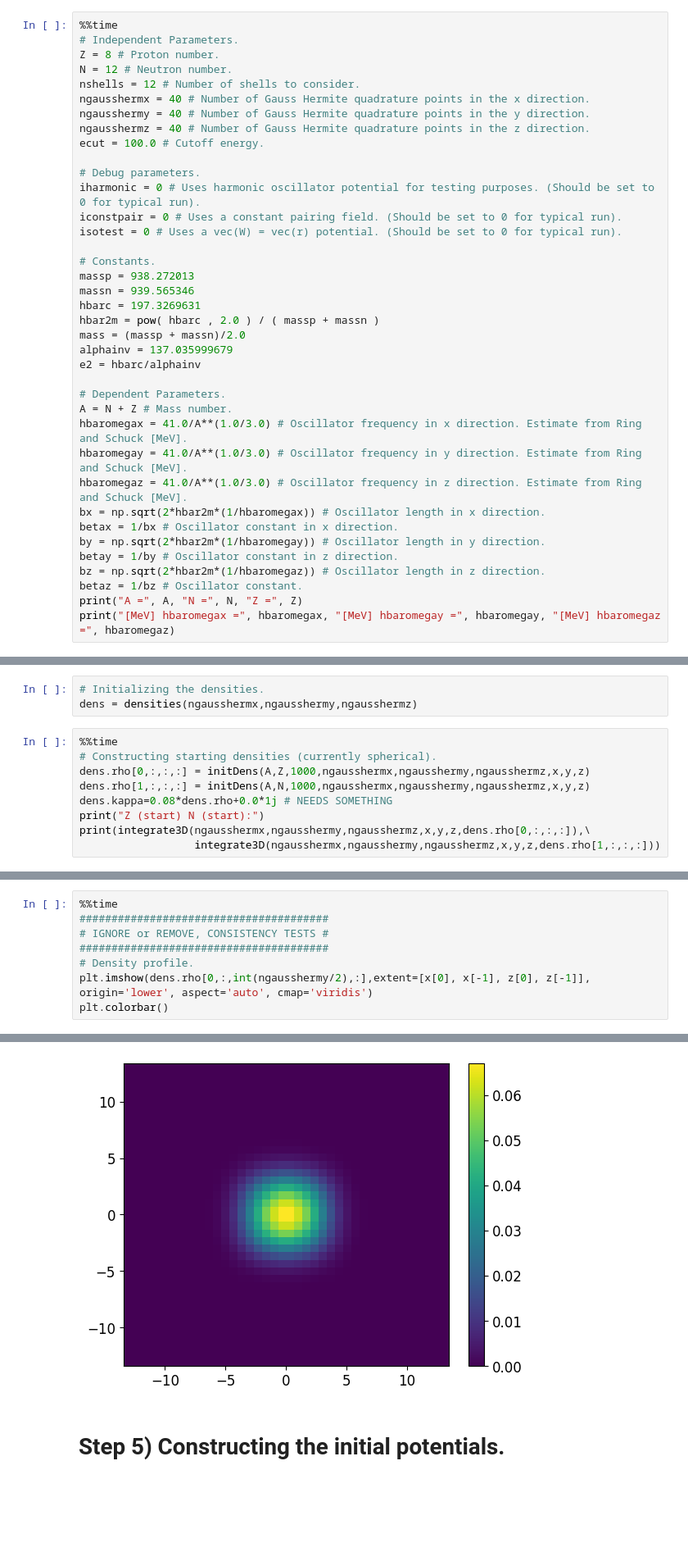
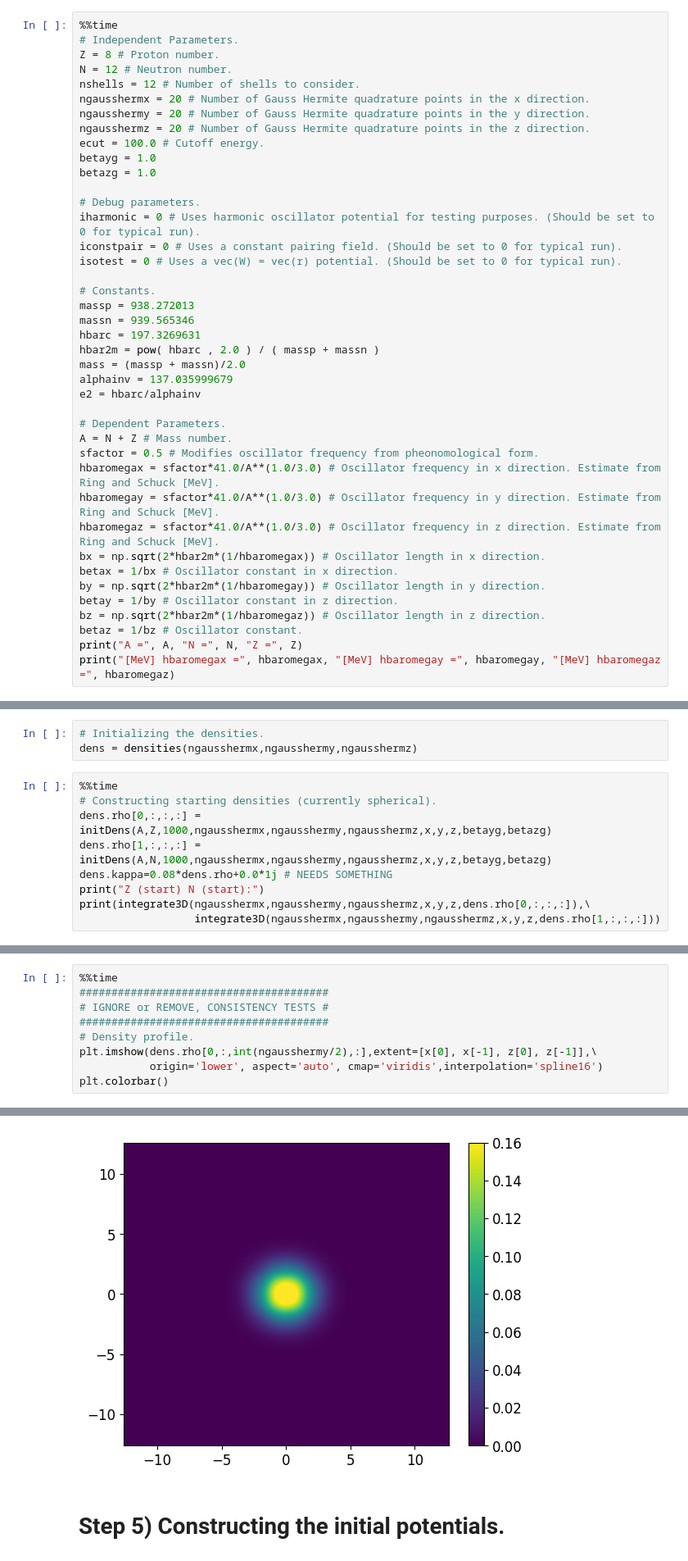
Before and after one commit to ia4021/harmonic3dhfb, a Jupyter notebook: harmonic3dhfb.ipynb, the cells around one changed output, grey strips where cells are left out. Shown at 82% size. Cells and saved outputs as stored; diff of their text form; blank space fills up the shorter version.

```diff
--- a/harmonic3dhfb.ipynb
+++ b/harmonic3dhfb.ipynb
@@ -477,10 +559,12 @@ Wall time: 18.8 µs
 Z = 8 # Proton number.
 N = 12 # Neutron number.
 nshells = 12 # Number of shells to consider.
-ngausshermx = 40 # Number of Gauss Hermite quadrature points in the x direction.
-ngausshermy = 40 # Number of Gauss Hermite quadrature points in the y direction.
-ngausshermz = 40 # Number of Gauss Hermite quadrature points in the z direction.
+ngausshermx = 20 # Number of Gauss Hermite quadrature points in the x direction.
+ngausshermy = 20 # Number of Gauss Hermite quadrature points in the y direction.
+ngausshermz = 20 # Number of Gauss Hermite quadrature points in the z direction.
 ecut = 100.0 # Cutoff energy.
+betayg = 1.0
+betazg = 1.0
 
 # Debug parameters.
 iharmonic = 0 # Uses harmonic oscillator potential for testing purposes. (Should be set to 0 for typical run).
@@ -498,9 +582,10 @@ e2 = hbarc/alphainv
 
 # Dependent Parameters.
 A = N + Z # Mass number.
-hbaromegax = 41.0/A**(1.0/3.0) # Oscillator frequency in x direction. Estimate from Ring and Schuck [MeV].
-hbaromegay = 41.0/A**(1.0/3.0) # Oscillator frequency in y direction. Estimate from Ring and Schuck [MeV].
-hbaromegaz = 41.0/A**(1.0/3.0) # Oscillator frequency in z direction. Estimate from Ring and Schuck [MeV].
+sfactor = 0.5 # Modifies oscillator frequency from pheonomological form.
+hbaromegax = sfactor*41.0/A**(1.0/3.0) # Oscillator frequency in x direction. Estimate from Ring and Schuck [MeV].
+hbaromegay = sfactor*41.0/A**(1.0/3.0) # Oscillator frequency in y direction. Estimate from Ring and Schuck [MeV].
+hbaromegaz = sfactor*41.0/A**(1.0/3.0) # Oscillator frequency in z direction. Estimate from Ring and Schuck [MeV].
 bx = np.sqrt(2*hbar2m*(1/hbaromegax)) # Oscillator length in x direction.
 betax = 1/bx # Oscillator constant in x direction.
 by = np.sqrt(2*hbar2m*(1/hbaromegay)) # Oscillator length in y direction.
@@ -611,8 +696,8 @@ dens = densities(ngausshermx,ngausshermy,ngausshermz)
 # %%
 %%time
 # Constructing starting densities (currently spherical).
-dens.rho[0,:,:,:] = initDens(A,Z,1000,ngausshermx,ngausshermy,ngausshermz,x,y,z)
-dens.rho[1,:,:,:] = initDens(A,N,1000,ngausshermx,ngausshermy,ngausshermz,x,y,z)
+dens.rho[0,:,:,:] = initDens(A,Z,1000,ngausshermx,ngausshermy,ngausshermz,x,y,z,betayg,betazg)
+dens.rho[1,:,:,:] = initDens(A,N,1000,ngausshermx,ngausshermy,ngausshermz,x,y,z,betayg,betazg)
 dens.kappa=0.08*dens.rho+0.0*1j # NEEDS SOMETHING
 print("Z (start) N (start):")
 print(integrate3D(ngausshermx,ngausshermy,ngausshermz,x,y,z,dens.rho[0,:,:,:]),\
@@ -628,6 +713,7 @@ Wall time: 324 ms
 # IGNORE or REMOVE, CONSISTENCY TESTS #
 #######################################
 # Density profile.
-plt.imshow(dens.rho[0,:,int(ngausshermy/2),:],extent=[x[0], x[-1], z[0], z[-1]], origin='lower', aspect='auto', cmap='viridis')
+plt.imshow(dens.rho[0,:,int(ngausshermy/2),:],extent=[x[0], x[-1], z[0], z[-1]],\
+           origin='lower', aspect='auto', cmap='viridis',interpolation='spline16')
 plt.colorbar()
 # %% [output]
@@ -636,5 +722,5 @@ Wall time: 27.5 ms
 <matplotlib.colorbar.Colorbar at 0x...>
-[figure, old version]
+[figure, new version]
 # %% [markdown]
 # Step 5) Constructing the initial potentials.
 # %%
```
Also changed, not shown: parts of 44 cells of this notebook.
